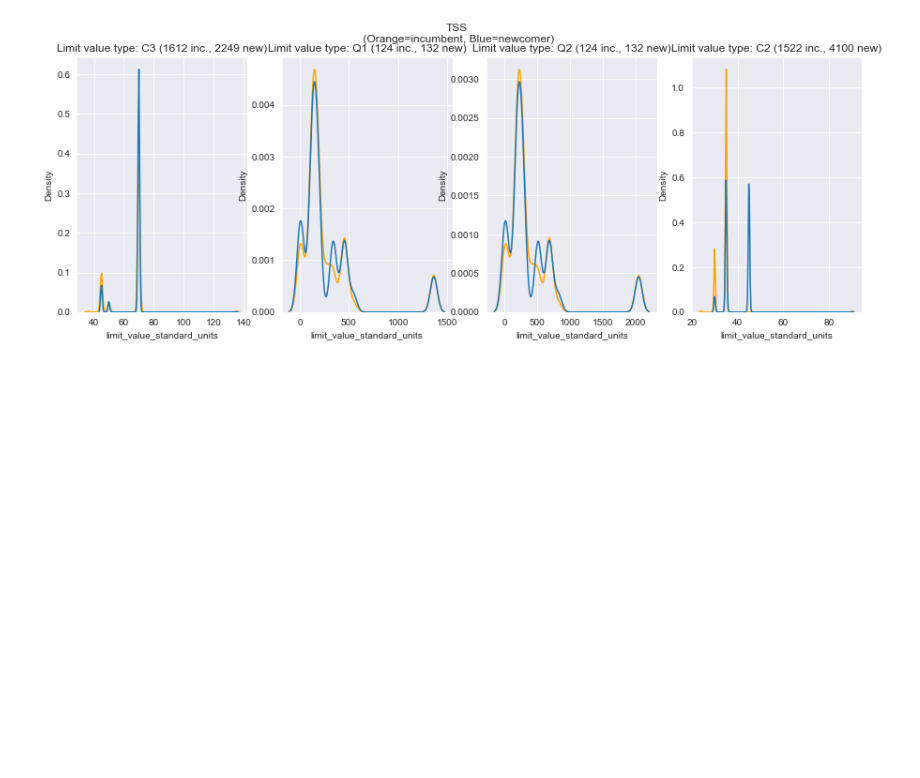
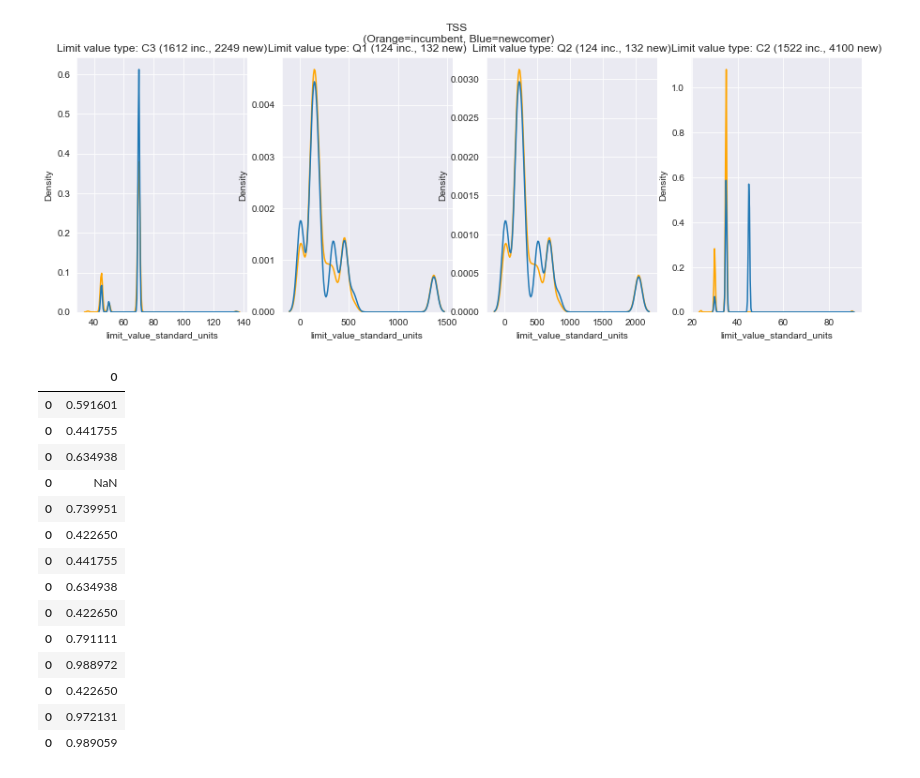
Before and after one commit to reglab/TMDLs_archived, a Jupyter notebook: exploring_grandfathering.ipynb, the cells around one changed output. Saved outputs shown, nothing was run; the diff lists cells and outputs as text; code cells hidden in the pictures; blank space fills up the shorter version.

```diff
--- a/exploring_grandfathering.ipynb
+++ b/exploring_grandfathering.ipynb
@@ -133,0 +116,18 @@ plot_incumbent_comparison(to_plot, 'TSS', bw=0.3)
+# %%
+p_values
+# %% [output]
+|  | 0 |
+| 0 | 0.591601 |
+| 0 | 0.441755 |
+| 0 | 0.634938 |
+| 0 | NaN |
+| 0 | 0.739951 |
+| 0 | 0.422650 |
+| 0 | 0.441755 |
+| 0 | 0.634938 |
+| 0 | 0.422650 |
+| 0 | 0.791111 |
+| 0 | 0.988972 |
+| 0 | 0.422650 |
+| 0 | 0.972131 |
+| 0 | 0.989059 |
```
Also changed, not shown: parts of 21 cells of this notebook.
